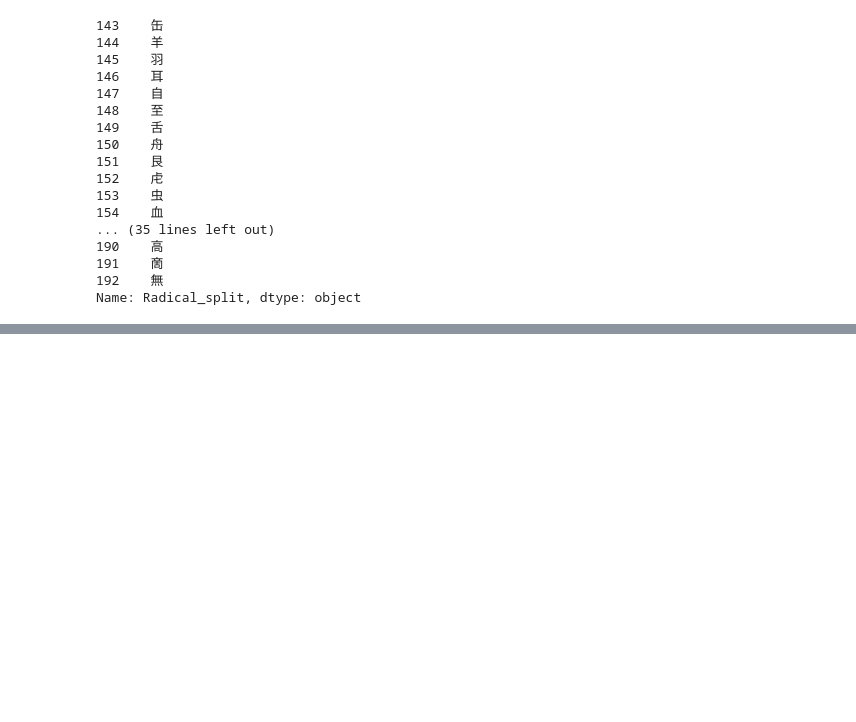
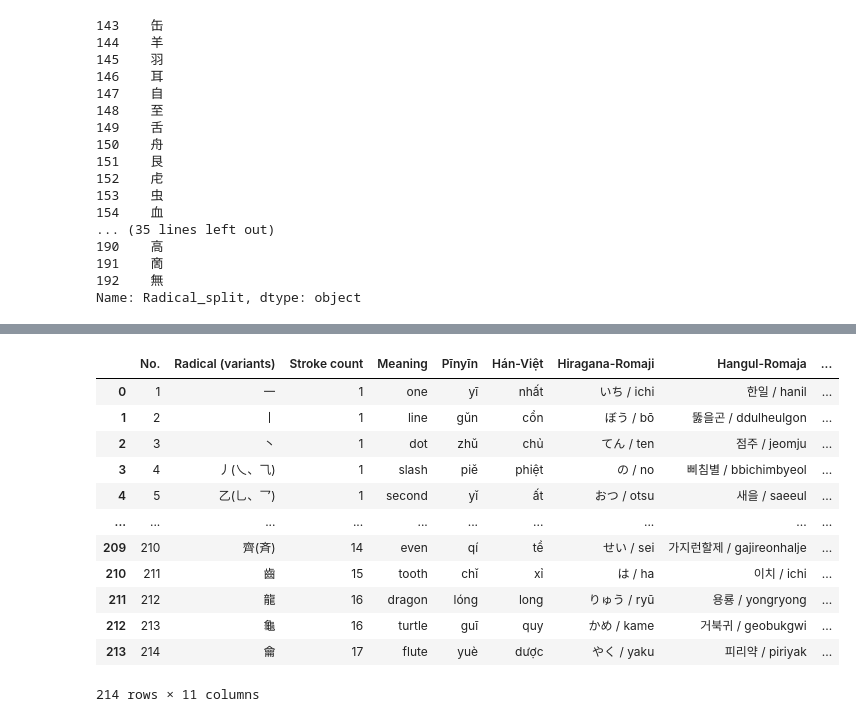
Before and after one commit to Binardino/kanji_dico_proyecto, a Jupyter notebook: fetch_214_radicals_id.ipynb, the cells around one changed output, grey strips where cells are left out. Saved outputs shown, nothing was run; the diff lists cells and outputs as text; code cells hidden in the pictures; blank space fills up the shorter version.

```diff
--- a/fetch_214_radicals_id.ipynb
+++ b/fetch_214_radicals_id.ipynb
@@ -316,0 +317,19 @@ ValueError: Wrong number of items passed 4, placement implies 1
+# %%
+#list of official Kangxi
+df_kangxi = pd.read_html('https://en.wikipedia.org/wiki/Kangxi_radical')[2]
+
+df_kangxi
+# %% [output]
+|  | No. | Radical (variants) | Stroke count | Meaning | Pīnyīn | Hán-Việt | Hiragana-Romaji | Hangul-Romaja | ... |
+| 0 | 1 | 一 | 1 | one | yī | nhất | いち / ichi | 한일 / hanil | ... |
+| 1 | 2 | 丨 | 1 | line | gǔn | cổn | ぼう / bō | 뚫을곤 / ddulheulgon | ... |
+| 2 | 3 | 丶 | 1 | dot | zhǔ | chủ | てん / ten | 점주 / jeomju | ... |
+| 3 | 4 | 丿(乀、⺄) | 1 | slash | piě | phiệt | の / no | 삐침별 / bbichimbyeol | ... |
+| 4 | 5 | 乙(乚、乛) | 1 | second | yǐ | ất | おつ / otsu | 새을 / saeeul | ... |
+| ... | ... | ... | ... | ... | ... | ... | ... | ... | ... |
+| 209 | 210 | 齊(斉) | 14 | even | qí | tề | せい / sei | 가지런할제 / gajireonhalje | ... |
+| 210 | 211 | 齒 | 15 | tooth | chǐ | xỉ | は / ha | 이치 / ichi | ... |
+| 211 | 212 | 龍 | 16 | dragon | lóng | long | りゅう / ryū | 용룡 / yongryong | ... |
+| 212 | 213 | 龜 | 16 | turtle | guī | quy | かめ / kame | 거북귀 / geobukgwi | ... |
+| 213 | 214 | 龠 | 17 | flute | yuè | dược | やく / yaku | 피리약 / piriyak | ... |
+214 rows × 11 columns
```
Also changed, not shown: parts of 10 cells of this notebook.
